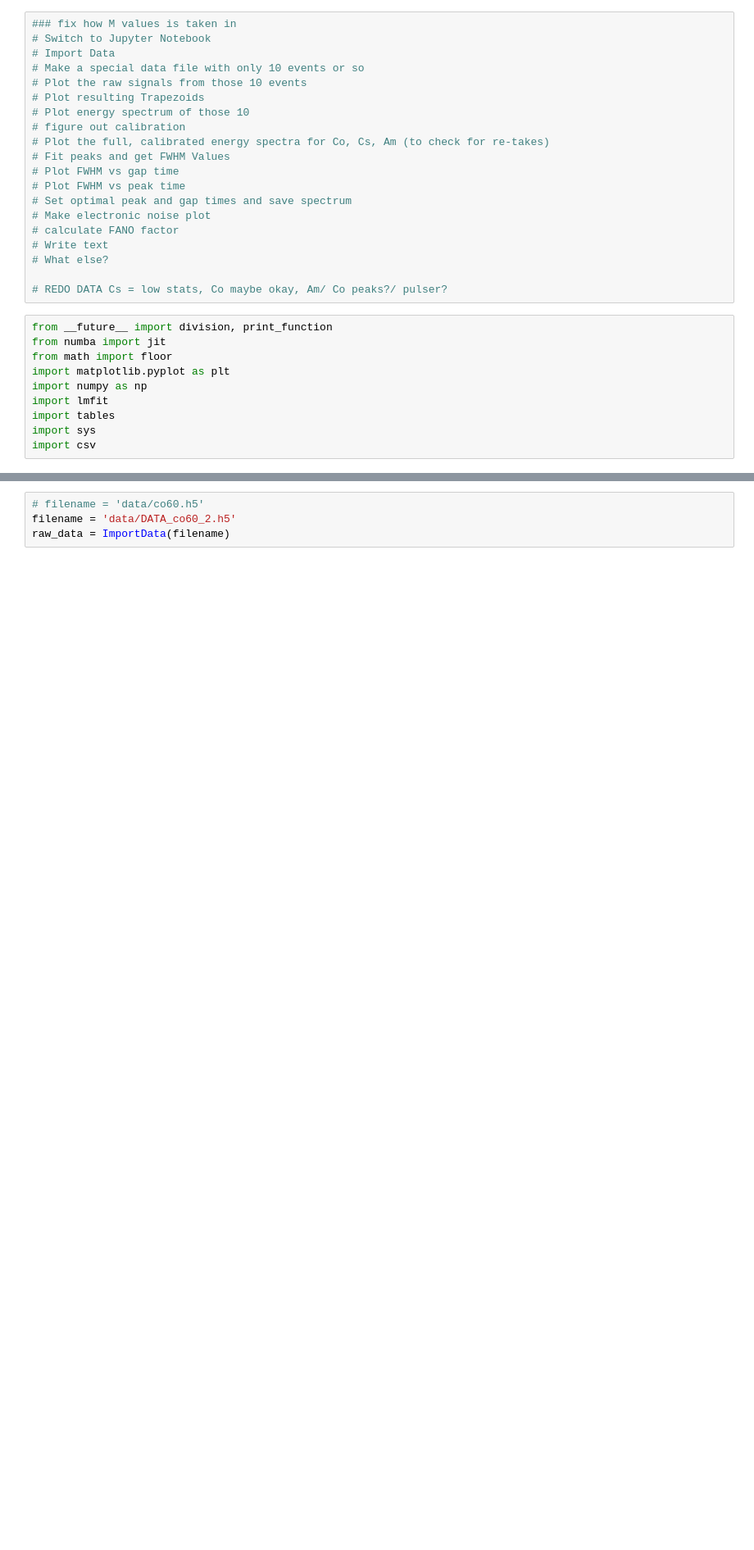
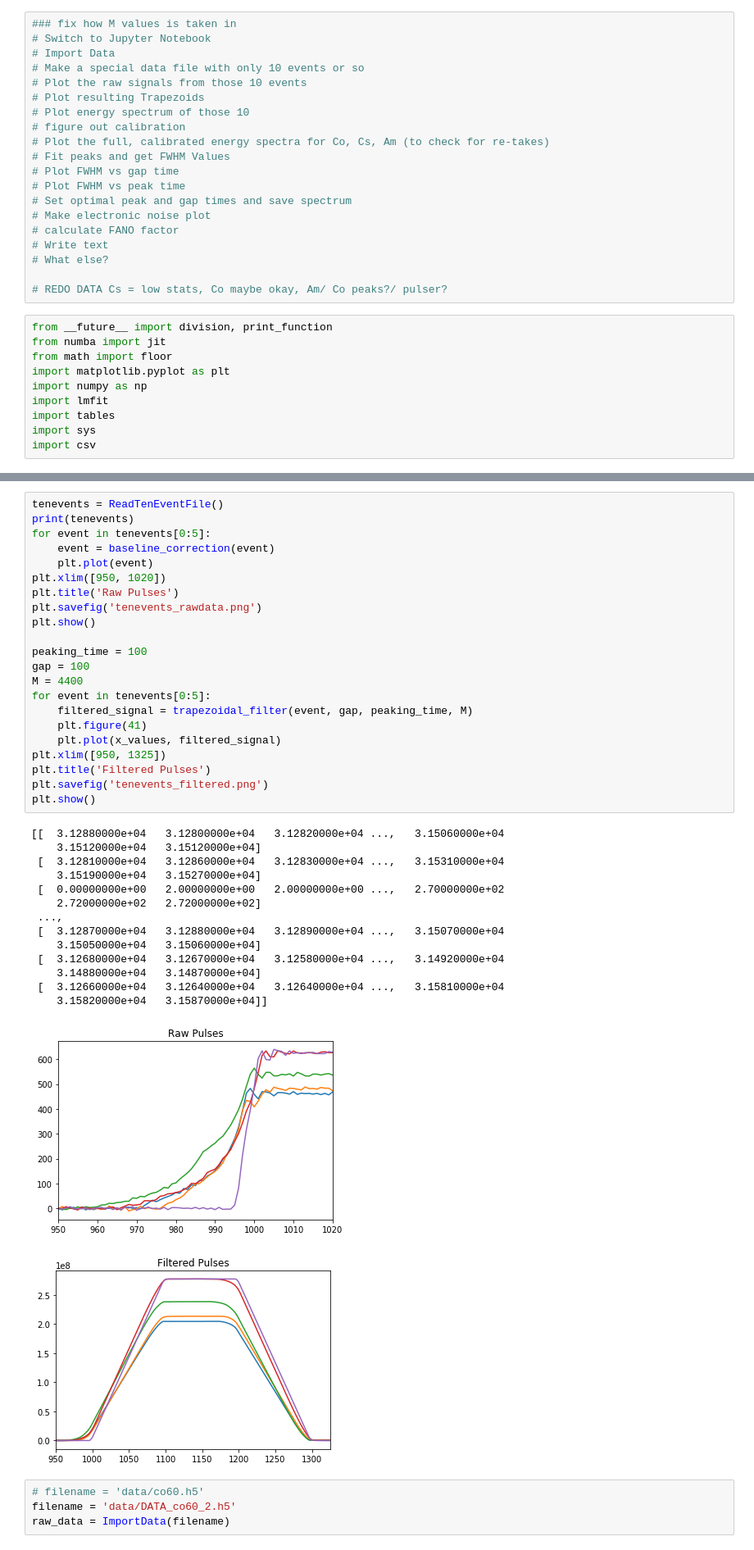
Before and after one commit to jmsz/lab3, a Jupyter notebook: lab1_analysis.py.ipynb, the cells around one changed output, grey strips where cells are left out. Shown: that part at 82% size. Drawn from its saved outputs; the diff is of its cells as text; blank space fills up the shorter version.

Commit message:
removing old functions, added a trap filter with nrg output function

```diff
--- a/lab1_analysis.py.ipynb
+++ b/lab1_analysis.py.ipynb
@@ -257,3 +262,41 @@ def FitGaussian(x,y):
+# %%
+tenevents = ReadTenEventFile()
+print(tenevents)
+for event in tenevents[0:5]:
+    event = baseline_correction(event)
+    plt.plot(event)
+plt.xlim([950, 1020])
+plt.title('Raw Pulses')
+plt.savefig('tenevents_rawdata.png')
+plt.show()
+
+peaking_time = 100
+gap = 100
+M = 4400
+for event in tenevents[0:5]:
+    filtered_signal = trapezoidal_filter(event, gap, peaking_time, M)
+    plt.figure(41)
+    plt.plot(x_values, filtered_signal)
+plt.xlim([950, 1325])
+plt.title('Filtered Pulses')
+plt.savefig('tenevents_filtered.png')
+plt.show()
+# %% [output]
+[[  3.12880000e+04   3.12800000e+04   3.12820000e+04 ...,   3.15060000e+04
+    3.15120000e+04   3.15120000e+04]
+ [  3.12810000e+04   3.12860000e+04   3.12830000e+04 ...,   3.15310000e+04
+    3.15190000e+04   3.15270000e+04]
+ [  0.00000000e+00   2.00000000e+00   2.00000000e+00 ...,   2.70000000e+02
+    2.72000000e+02   2.72000000e+02]
+ ...,
+ [  3.12870000e+04   3.12880000e+04   3.12890000e+04 ...,   3.15070000e+04
+    3.15050000e+04   3.15060000e+04]
+ [  3.12680000e+04   3.12670000e+04   3.12580000e+04 ...,   3.14920000e+04
+    3.14880000e+04   3.14870000e+04]
+ [  3.12660000e+04   3.12640000e+04   3.12640000e+04 ...,   3.15810000e+04
+    3.15820000e+04   3.15870000e+04]]
+[figure, added]
+[figure, added]
 # %%
 # filename = 'data/co60.h5'
 filename = 'data/DATA_co60_2.h5'
```
Also changed, not shown: parts of 13 cells of this notebook, 2 other files.
